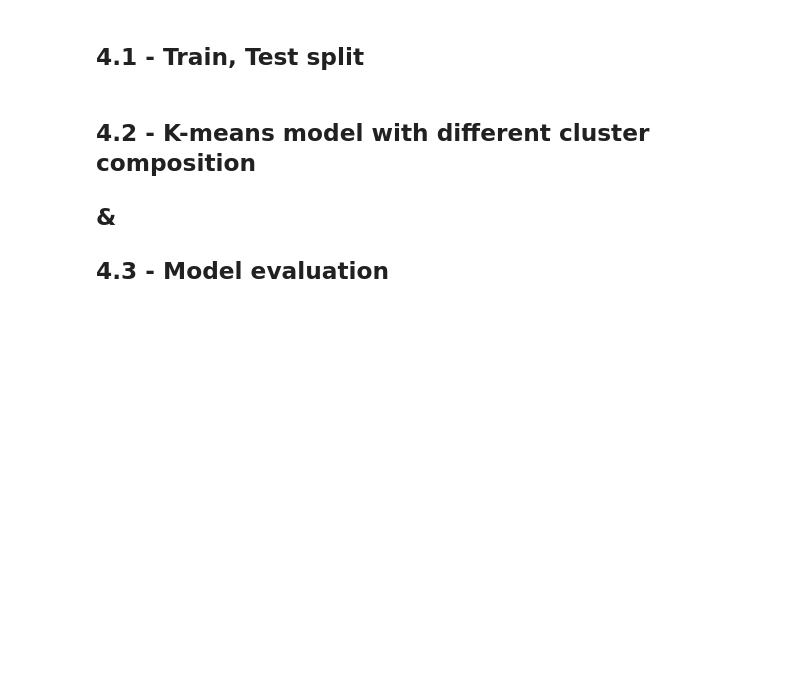
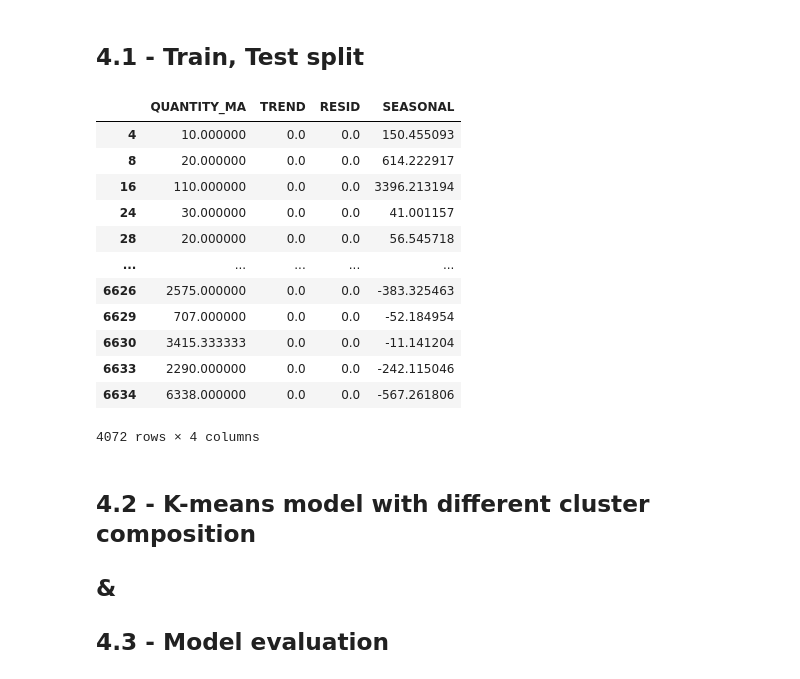
Before and after one commit to douglasmmachado/MedicineConsumption, a Jupyter notebook: notebooks/causal_method/unified_approach/4_Clustering.ipynb, the cells around one changed output. Saved outputs shown, nothing was run; the diff lists cells and outputs as text; code cells hidden in the pictures; blank space fills up the shorter version.

```diff
--- a/notebooks/causal_method/unified_approach/4_Clustering.ipynb
+++ b/notebooks/causal_method/unified_approach/4_Clustering.ipynb
@@ -152,2 +155,18 @@ features = ['HOSPI_CODE_UCD','LIT_HC', 'LIT_HP', 'N_ETB', 'N_UFS',
        'SEJ_HAD', 'SEJ_MCO', 'SEJ_PSY', 'SEJ_SLD', 'SEJ_SSR']
+# %%
+df[df['QUANTITY'] > 0][['QUANTITY_MA','TREND', 'RESID', 'SEASONAL']]
+# %% [output]
+|  | QUANTITY_MA | TREND | RESID | SEASONAL |
+| 4 | 10.000000 | 0.0 | 0.0 | 150.455093 |
+| 8 | 20.000000 | 0.0 | 0.0 | 614.222917 |
+| 16 | 110.000000 | 0.0 | 0.0 | 3396.213194 |
+| 24 | 30.000000 | 0.0 | 0.0 | 41.001157 |
+| 28 | 20.000000 | 0.0 | 0.0 | 56.545718 |
+| ... | ... | ... | ... | ... |
+| 6626 | 2575.000000 | 0.0 | 0.0 | -383.325463 |
+| 6629 | 707.000000 | 0.0 | 0.0 | -52.184954 |
+| 6630 | 3415.333333 | 0.0 | 0.0 | -11.141204 |
+| 6633 | 2290.000000 | 0.0 | 0.0 | -242.115046 |
+| 6634 | 6338.000000 | 0.0 | 0.0 | -567.261806 |
+4072 rows × 4 columns
 # %%
```
Also changed, not shown: parts of 14 cells of this notebook.
